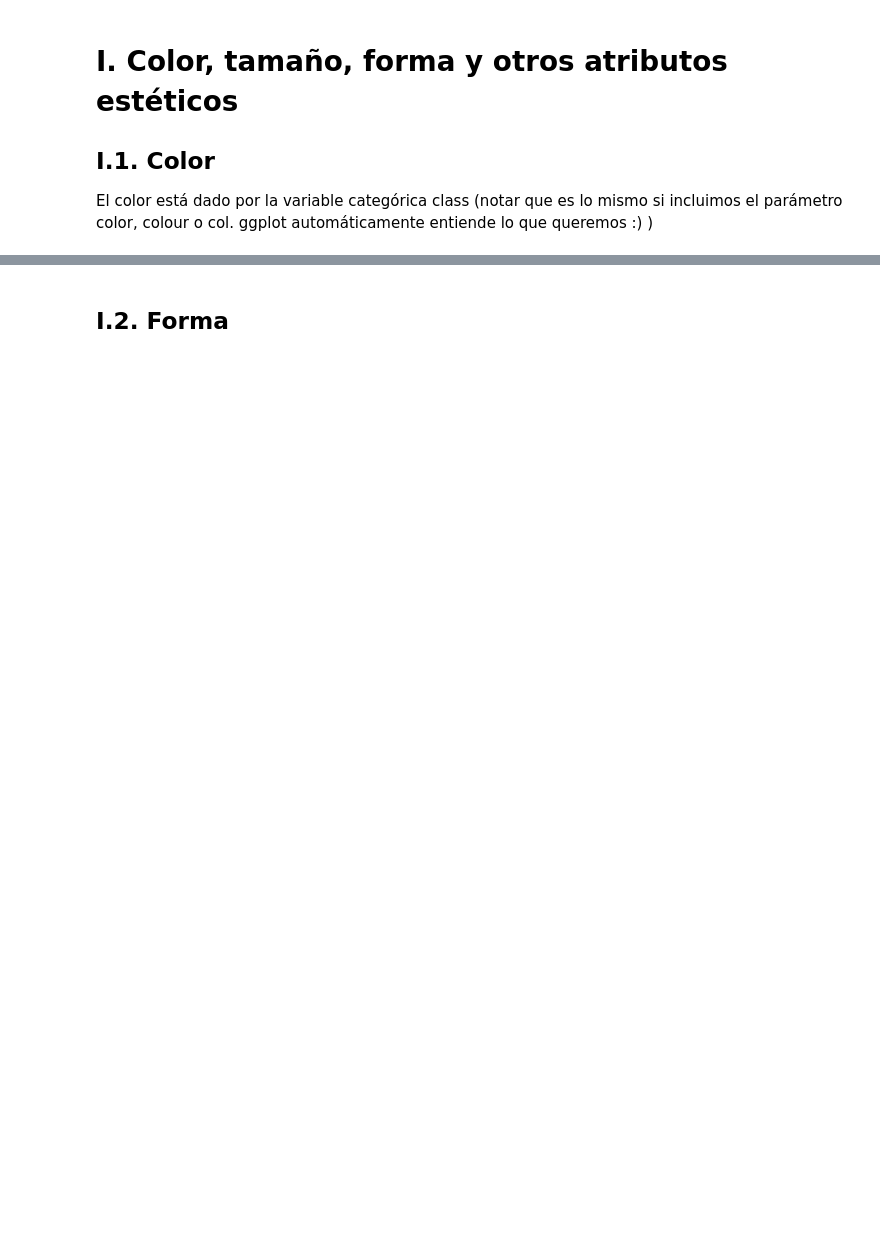
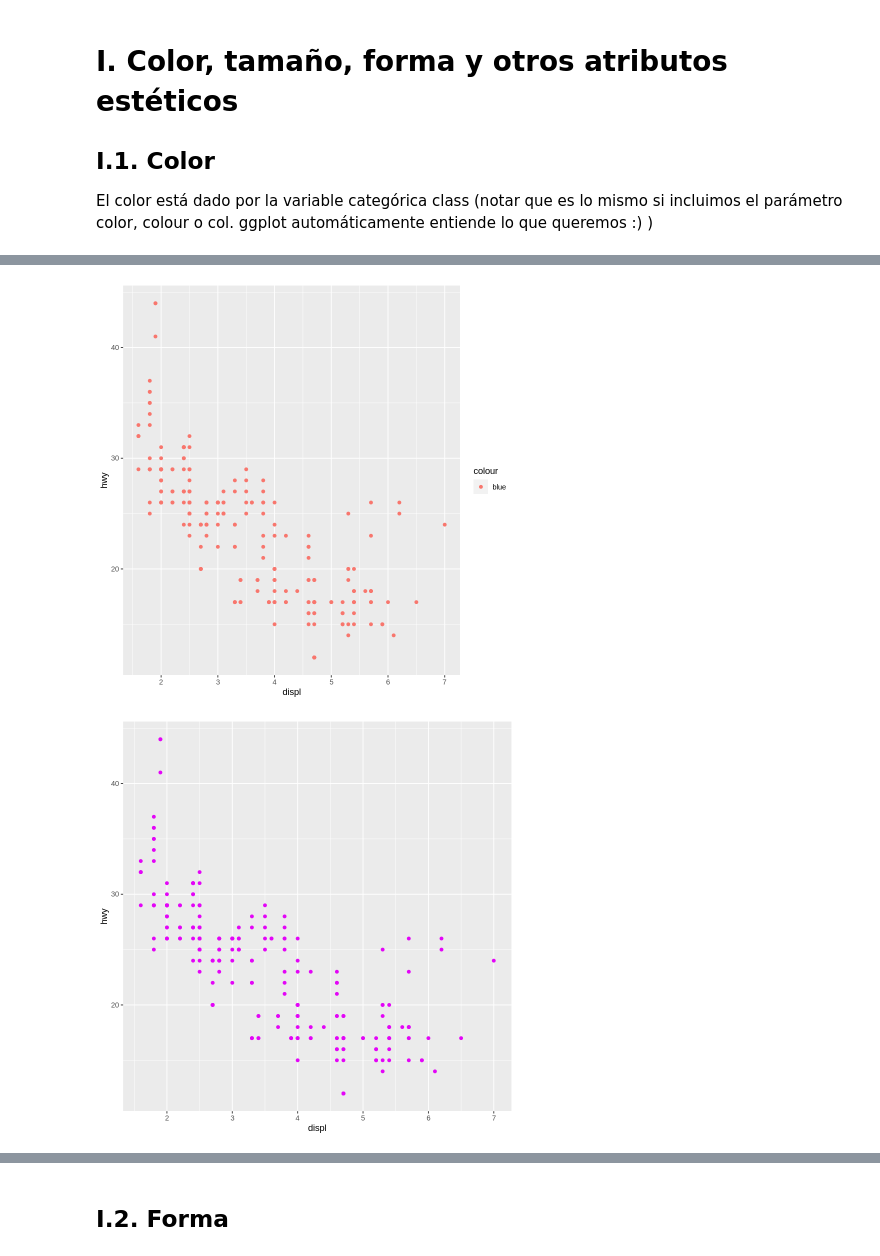
Before and after one commit to crlnpcancino/DBDC_202206_Programacion_en_R_para_ciencia_de_datos, a Jupyter notebook: Clase4/02_Visualizaciones_ggplot.ipynb, the cells around one changed output, grey strips where cells are left out. Cells and saved outputs as stored; diff of their text form; code cells hidden in the pictures; blank space fills up the shorter version.

```diff
--- a/Clase4/02_Visualizaciones_ggplot.ipynb
+++ b/Clase4/02_Visualizaciones_ggplot.ipynb
@@ -57,0 +85,12 @@ El color está dado por la variable categórica class (notar que es lo mismo si
+# %%
+#y si queremos color azul?
+mpg %>% ggplot() +
+    aes(x = displ, y = hwy, color = "blue") +
+    geom_point()
+
+mpg %>% ggplot() +
+    aes(x = displ, y = hwy) +
+    geom_point(color = "#e305f7")
+# %% [output]
+[figure, added]
+[figure, added]
```
Also changed, not shown: parts of 17 cells of this notebook.
